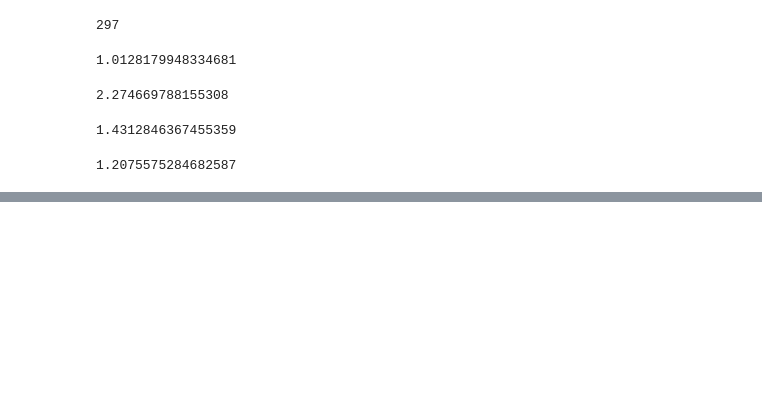
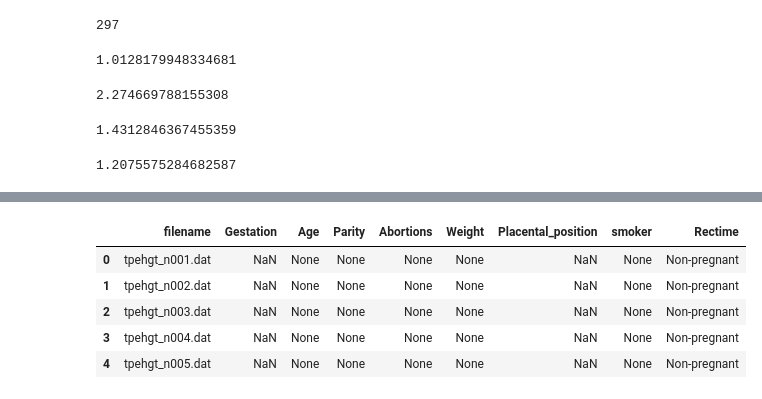
Before and after one commit to cluelescoder/Pre-Term, a Jupyter notebook: model.ipynb, the cells around one changed output, grey strips where cells are left out. Cells and saved outputs as stored; diff of their text form; code cells hidden in the pictures; blank space fills up the shorter version.

Commit message:
Finally created final dataset

```diff
--- a/model.ipynb
+++ b/model.ipynb
@@ -239,0 +524,17 @@ ant.detrended_fluctuation(x)
+# %%
+record = wfdb.rdrecord('tpehgt_p001')
+a=(record.__dict__)
+y=a['comments']
+for i in range(len(y)):
+    print(y[i])
+    print(i)
+#x=y[9]
+#z=x[19:24]
+#print(z)
+x=y[2]
+#reomve the first 9 characters
+z=x[8:]
+print(z)
+a=y[10]
+b=a[7:]
+print(b)
@@ -239,0 +559,19 @@ ant.detrended_fluctuation(x)
+# %%
+#extracting the comments from the dataset
+path = 'C:/Users/rehan/Desktop/term-preterm-ehg-dataset-with-tocogram-1.0.0/'
+with open('headers.csv', 'w', newline='') as file:
+    writer = csv.writer(file)
+    writer.writerow(["filename","Gestation","Age","Parity","Abortions","Weight","Placental_position","smoker","Rectime"])
+    for file in os.listdir(path):
+        if file.endswith(".dat"):
+            record = wfdb.rdrecord(path+file[:-4])
+            y=(record.__dict__)
+            a=y["comments"]
+            writer.writerow([file,a[3][10:],a[5][4:],a[6][7:],a[7][10:],a[8][7:],a[9][19:],a[10][7:],a[2][8:]])
+# %% [output]
+|  | filename | Gestation | Age | Parity | Abortions | Weight | Placental_position | smoker | Rectime |
+| 0 | tpehgt_n001.dat | NaN | None | None | None | None | NaN | None | Non-pregnant |
+| 1 | tpehgt_n002.dat | NaN | None | None | None | None | NaN | None | Non-pregnant |
+| 2 | tpehgt_n003.dat | NaN | None | None | None | None | NaN | None | Non-pregnant |
+| 3 | tpehgt_n004.dat | NaN | None | None | None | None | NaN | None | Non-pregnant |
+| 4 | tpehgt_n005.dat | NaN | None | None | None | None | NaN | None | Non-pregnant |
```
Also changed, not shown: parts of 43 cells of this notebook, 5 other files.
